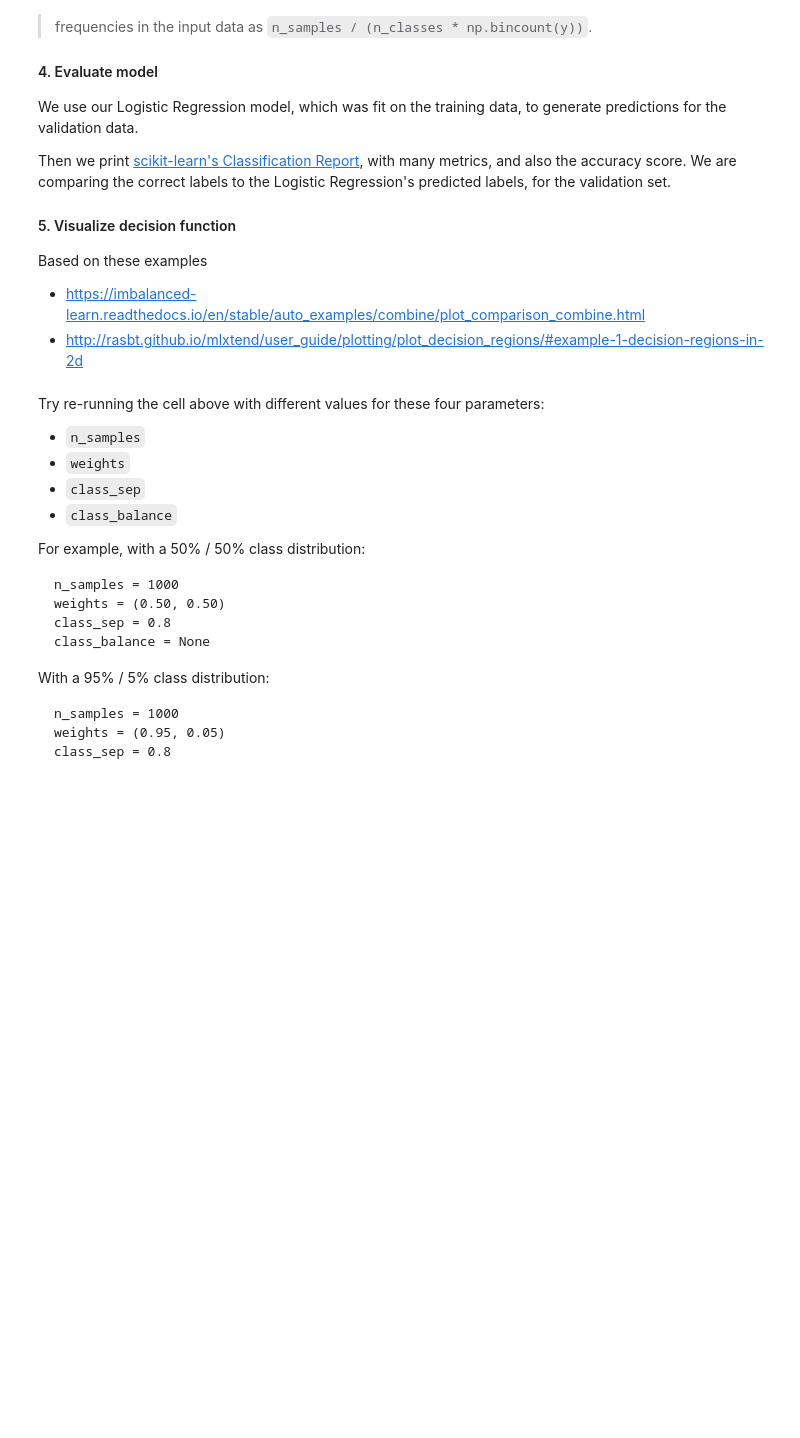
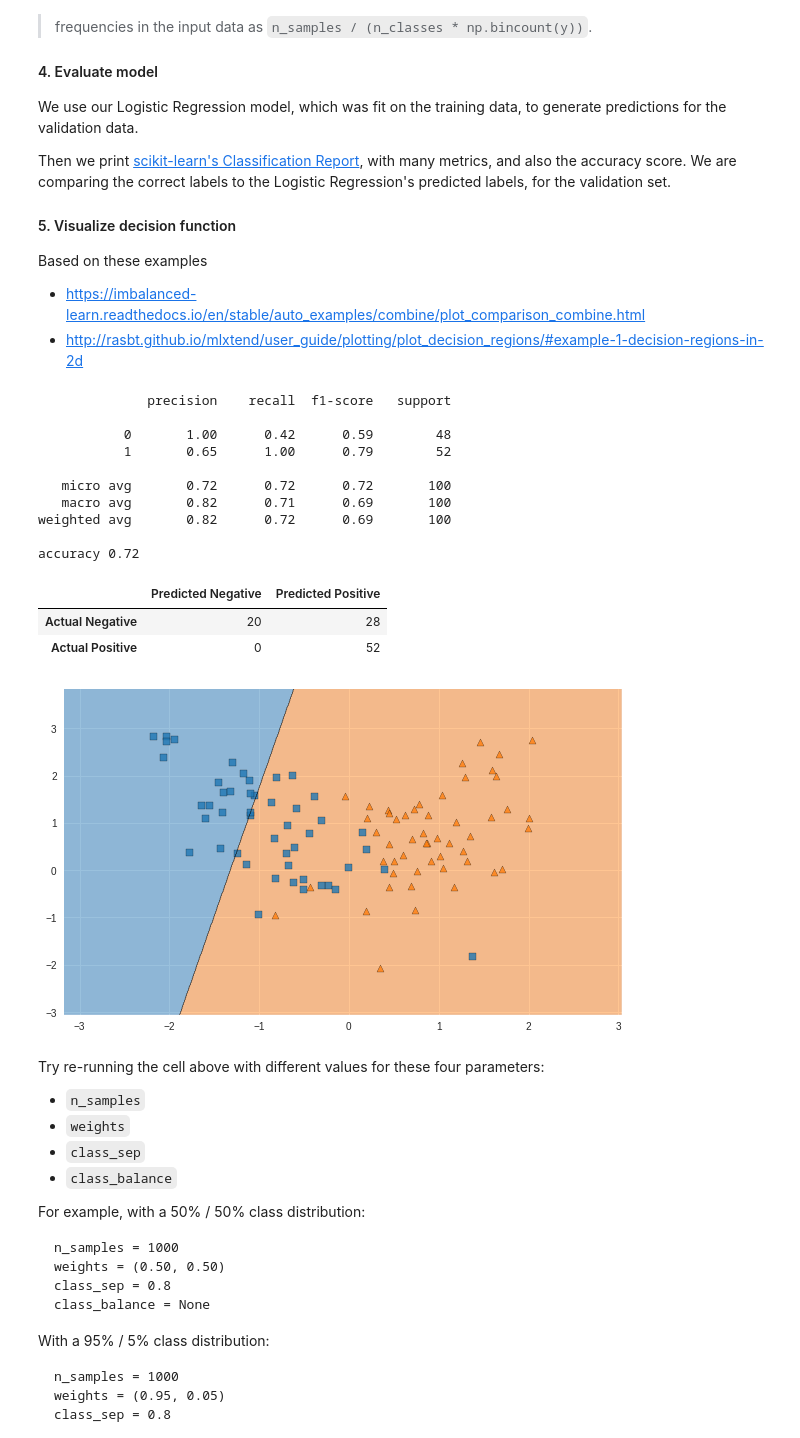
Before and after one commit to LambdaSchool/DS-Unit-2-Sprint-4-Model-Validation, a Jupyter notebook: module-2-validate-classification-problems/LS_DS_242_Validate_classification_problems.ipynb, the cells around one changed output. Cells and saved outputs as stored; diff of their text form; code cells hidden in the pictures; blank space fills up the shorter version.

```diff
--- a/module-2-validate-classification-problems/LS_DS_242_Validate_classification_problems.ipynb
+++ b/module-2-validate-classification-problems/LS_DS_242_Validate_classification_problems.ipynb
@@ -77,0 +106,8 @@ pipeline = make_pipeline(
+# %%
+# (Re)fit on training data
+pipeline.fit(X_train, y_train)
+
+# Generate submission
+submission = sample_submission.copy()
+submission['y_2'] = pipeline.predict_proba(X_test)[:, 1]
+submission.to_csv('submission-002.csv', index=False)
@@ -225,35 +277,53 @@ X, y = make_classification(n_samples=n_samples, n_features=2, n_informative=2,
                            n_redundant=0, n_repeated=0, n_classes=2,
                            n_clusters_per_class=1, weights=weights,
                            class_sep=class_sep, random_state=0)
 
 
 # 2. Split data
 
 # Uses our custom train_validation_test_split function
 X_train, X_val, X_test, y_train, y_val, y_test = train_validation_test_split(
     X, y, train_size=0.8, val_size=0.1, test_size=0.1, random_state=1)
 
 
 # 3. Fit model
 
 # Try re-running the cell with different values for this parameter
-class_weight = None
+class_weight = {0:1,1:100}
 
 model = LogisticRegression(solver='lbfgs', class_weight=class_weight)
 model.fit(X_train, y_train)
 
 
 # 4. Evaluate model
 
 y_pred = model.predict(X_val)
 print(classification_report(y_val, y_pred))
 print('accuracy', accuracy_score(y_val, y_pred))
-
+display(pd.DataFrame(
+    confusion_matrix(y_val, y_pred),
+    columns=['Predicted Negative', 'Predicted Positive'],
+    index=['Actual Negative', 'Actual Positive']))
 
 # 5. Visualize decision regions
 
 plt.figure(figsize=(10, 6))
 plot_decision_regions(X_val, y_val, model, legend=0);
+# %% [output]
+              precision    recall  f1-score   support
+
+           0       1.00      0.42      0.59        48
+           1       0.65      1.00      0.79        52
+
+   micro avg       0.72      0.72      0.72       100
+   macro avg       0.82      0.71      0.69       100
+weighted avg       0.82      0.72      0.69       100
+
+accuracy 0.72
+|  | Predicted Negative | Predicted Positive |
+| Actual Negative | 20 | 28 |
+| Actual Positive | 0 | 52 |
+[figure, added]
 # %% [markdown]
 Try re-running the cell above with different values for these four parameters:
 - `n_samples`
```
Also changed, not shown: parts of 7 cells of this notebook.
